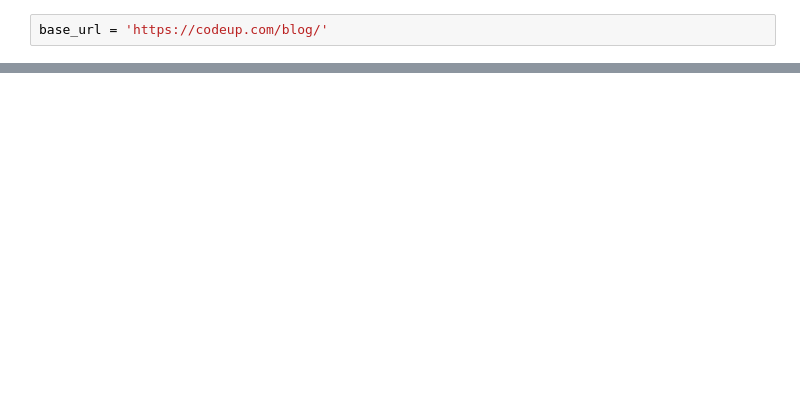
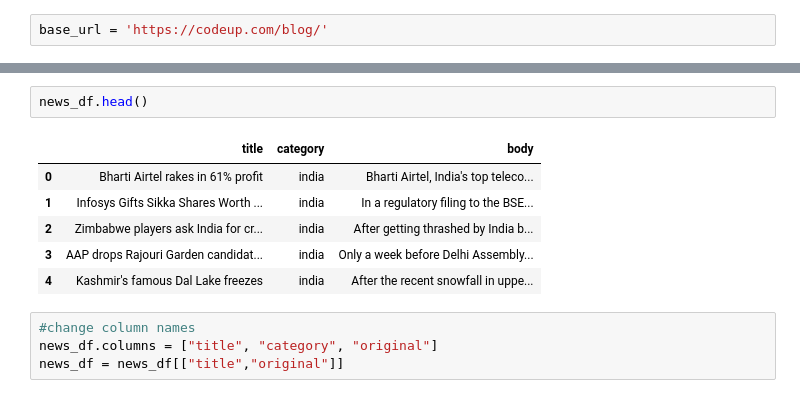
Before and after one commit to rajeshlamichhane04/natural-language-processing-exercises, a Jupyter notebook: prepare.ipynb, the cells around one changed output, grey strips where cells are left out. Saved outputs shown, nothing was run; the diff lists cells and outputs as text; blank space fills up the shorter version.

```diff
--- a/prepare.ipynb
+++ b/prepare.ipynb
@@ -202,0 +222,13 @@ acquire.get_blog_content(base_url)
+# %%
+news_df.head()
+# %% [output]
+|  | title | category | body |
+| 0 | Bharti Airtel rakes in 61% profit | india | Bharti Airtel, India's top teleco... |
+| 1 | Infosys Gifts Sikka Shares Worth ... | india | In a regulatory filing to the BSE... |
+| 2 | Zimbabwe players ask India for cr... | india | After getting thrashed by India b... |
+| 3 | AAP drops Rajouri Garden candidat... | india | Only a week before Delhi Assembly... |
+| 4 | Kashmir's famous Dal Lake freezes | india | After the recent snowfall in uppe... |
+# %%
+#change column names
+news_df.columns = ["title", "category", "original"]
+news_df = news_df[["title","original"]]
```
Also changed, not shown: parts of 33 cells of this notebook.
